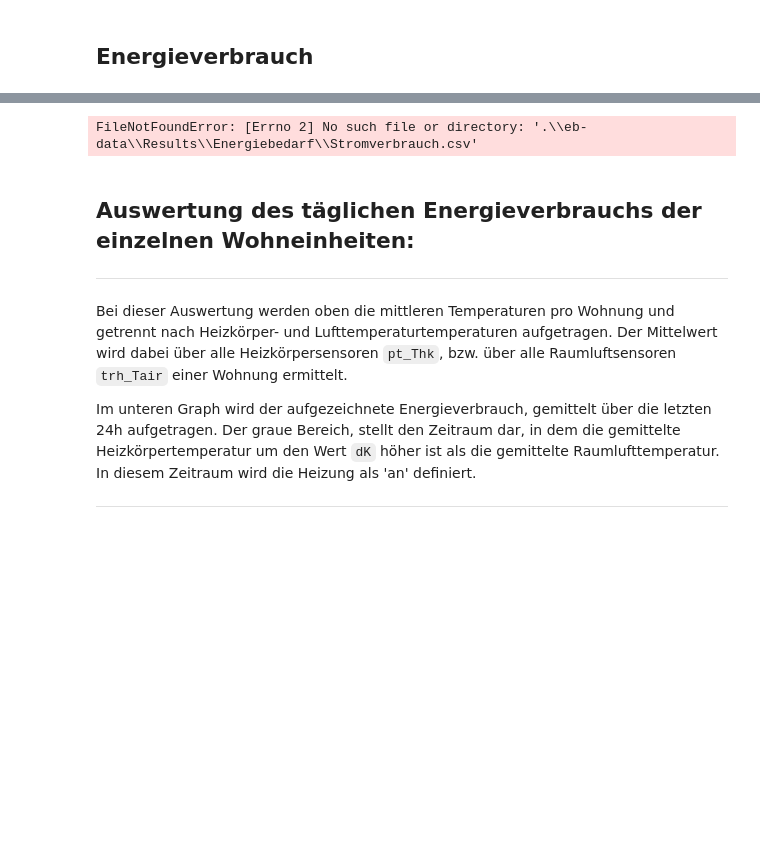
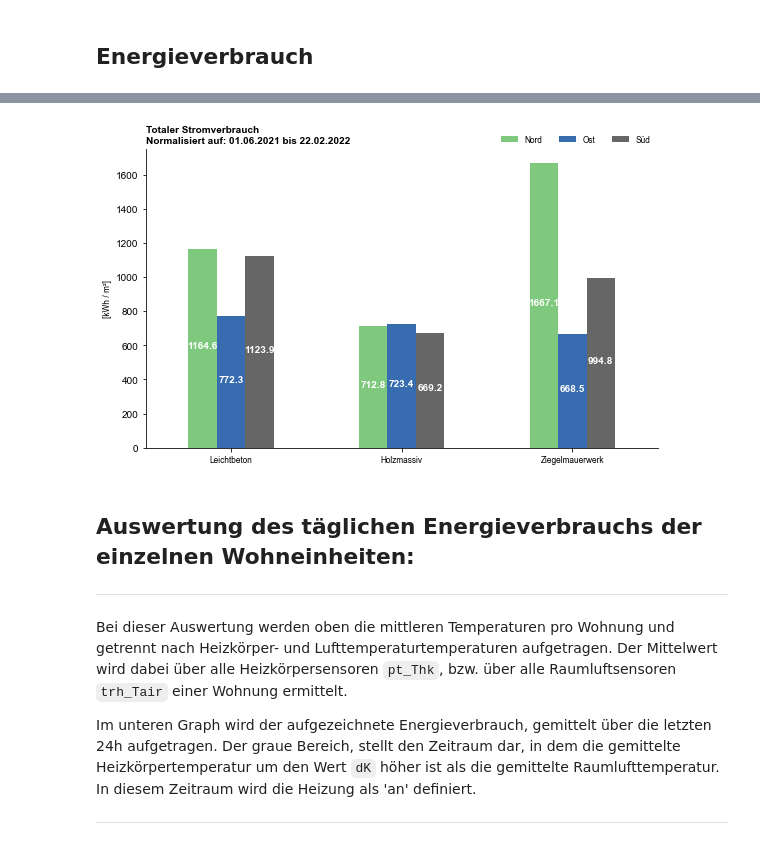
Before and after one commit to Ramonfi/eb-scripts, a Jupyter notebook: 1_Energieverbrauch.ipynb, the cells around one changed output, grey strips where cells are left out. Cells and saved outputs as stored; diff of their text form; code cells hidden in the pictures; blank space fills up the shorter version.

```diff
--- a/1_Energieverbrauch.ipynb
+++ b/1_Energieverbrauch.ipynb
@@ -176,7 +174,7 @@ C:\Users\Roman\workspace\eb-scripts\eb-data\Results\Energiebedarf\Wärmeenergiev
 Normalize = True
 Spezifisch = False
 
-Stromverbrauch = pd.read_csv('.\eb-data\Results\Energiebedarf\Stromverbrauch.csv', header=[0,1], index_col=[0], sep=';')
+Stromverbrauch = pd.read_csv('.\src\Stromzähler.csv', header=[0,1], index_col=[0], sep=';')
 Stromverbrauch.index = pd.to_datetime(Stromverbrauch.index,format='%d.%m.%Y')
 if Normalize:
     start = dt.datetime(2021,6,1)
@@ -206,34 +204,34 @@ else:
 df = df.stack().T.droplevel(0,axis=1)
 
 fig,ax = plt.subplots(figsize=(8,5))
 df.plot.bar(ax=ax,cmap = 'Accent')
 
 if Normalize:
     ax.set_title(f'{title}\nNormalisiert auf: {start.strftime("%d.%m.%Y")} bis {date.max().strftime("%d.%m.%Y")}', fontweight = 'bold')
 else:
     ax.set_title(f'{title}\nletztes Ablesedatum: {date.max().strftime("%d.%m.%Y")}', fontweight = 'bold')
 ax.set_ylabel('[kWh / m²]')
 ax.set_xticklabels(['Leichtbeton', 'Holzmassiv', 'Ziegelmauerwerk'], rotation=0)
 ax.grid(False)
 ax.legend(labels=['Nord','Ost','Süd'],loc='center right',ncol=99,bbox_to_anchor=(1,1.03),frameon=False)
 xticks=[]
 for bar in ax.patches:
     xticks.append(bar.get_x())
 
     ax.text(
         bar.get_x() + bar.get_width() / 2,
         bar.get_height()*0.5 + bar.get_y(),
         round(bar.get_height(),1),
         ha='center',
         color='w',
         weight='bold',
         )
 
 fig.tight_layout()
 if ex:
     export(fig,exdir,'Stromverbrauch_spezifisch',extlist=['pdf'], show=True)
 # %% [output]
-FileNotFoundError: [Errno 2] No such file or directory: '.\\eb-data\\Results\\Energiebedarf\\Stromverbrauch.csv'
+[figure, added]
 # %% [markdown]
 ## **Auswertung des täglichen Energieverbrauchs der einzelnen Wohneinheiten:**
 ___
```
Also changed, not shown: parts of 13 cells of this notebook, 8 other files.
